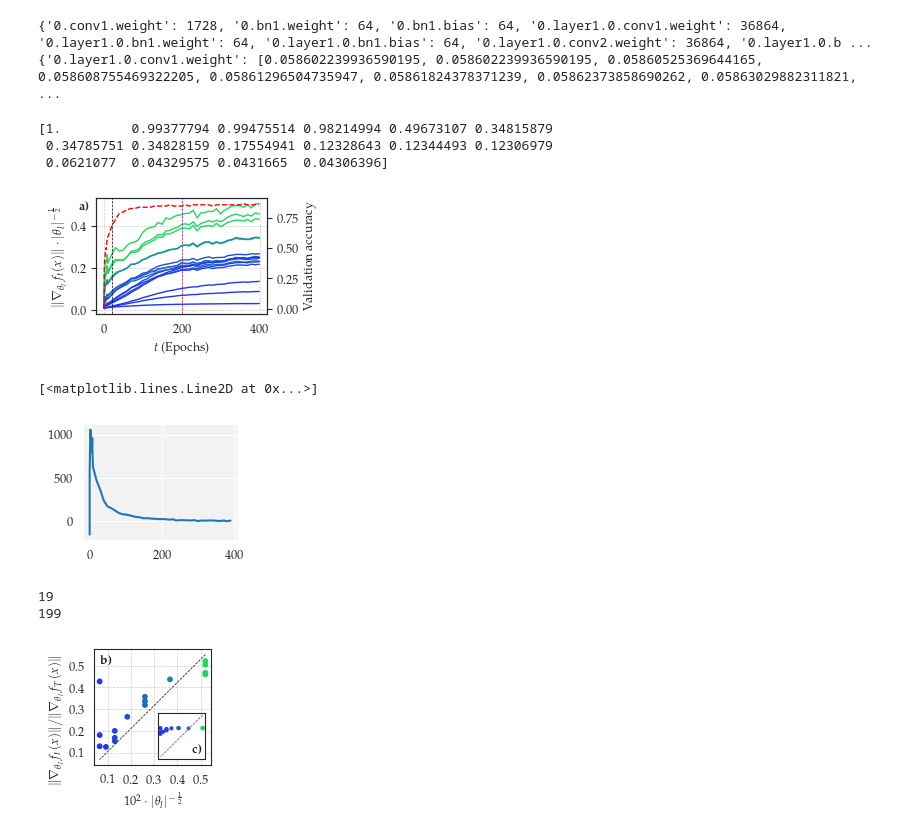
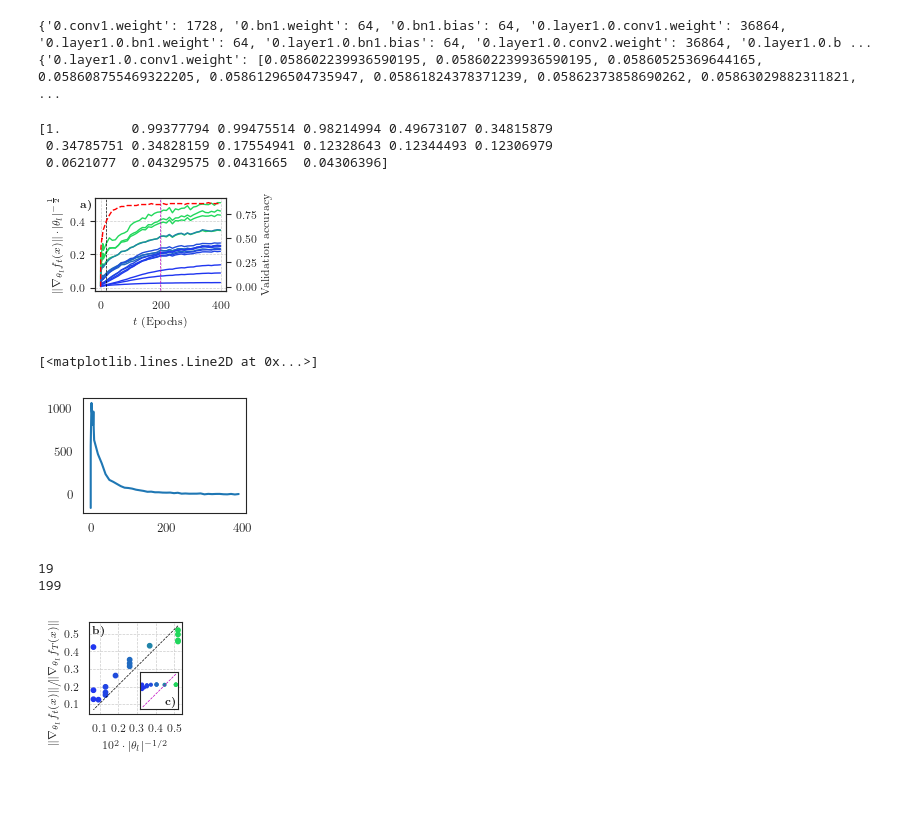
Before and after one commit to betairylia/Active-learning-features, a Jupyter notebook: Uncertainty-expr/Epoch evolution.ipynb, the cells around one changed output. Saved outputs shown, nothing was run; the diff lists cells and outputs as text; code cells hidden in the pictures; blank space fills up the shorter version.

```diff
--- a/Uncertainty-expr/Epoch evolution.ipynb
+++ b/Uncertainty-expr/Epoch evolution.ipynb
@@ -404,7 +404,7 @@ sns.set_style("white")
 plt.style.use('../refactored-aaai25/aaai25.mplstyle')
 # plt.tight_layout()
 
-fig, ax = plt.subplots(figsize = (2.2, 1.5))
+fig, ax = plt.subplots(figsize = (1.7, 1.2))
 # fig, ax = plt.subplots()
 ax2 = ax.twinx()
 ax.grid(linestyle = '--', linewidth = 0.5, alpha = 1.0)
@@ -413,34 +413,34 @@ cmap = im_cmap
 colors = np.asarray([(all_convs_paramStats[k][-1] ** 2) / Q.param_count[k] for k in all_convs])
 colors = np.sqrt(colors)
 colors = colors / colors.max()
 
 print(colors)
 
 for i, k in enumerate(all_convs):
     ax.plot(eps, all_convs[k], '-', color = cmap(colors[i]), linewidth = 1.0)
 
 ym, yM = ax.get_ylim()
 ax.vlines(eps[epix], -1, 1, 'k', 'dashed', linewidth = 0.5)
 ax.vlines(eps[30], -1, 1, 'm', 'dashed', linewidth = 0.5)
 ax.set_ylim(ym, yM)
 
 ax.set_ylabel('$\\|\\nabla_{\\theta_l} f_t(x)\\| \\cdot |\\theta_l|^{-\\frac{1}{2}}$')
 ax.set_xlabel('$t$ (Epochs)')
 ax.text(-.07,.9,'\\textbf{a)}',
         horizontalalignment='center',
         transform=ax.transAxes)
 ax2.plot(eps, acc, '--', color = 'red', linewidth = 1.0)
 
 ax2.set_ylabel('Validation accuracy')
 
 # print(all_convs)
 # ax.set_title("Layer-wise gradient mean abs. on training set ResNet-18 CIFAR-10 SGD over 400 epochs")
 plt.savefig("layer-grad-evolution.pdf", format="pdf", bbox_inches = 'tight')
 # %% [output]
 [1.         0.99377794 0.99475514 0.98214994 0.49673107 0.34815879
  0.34785751 0.34828159 0.17554941 0.12328643 0.12344493 0.12306979
  0.0621077  0.04329575 0.0431665  0.04306396]
-[figure, old version]
+[figure, new version]
 # %%
 from scipy.stats import pearsonr
 
@@ -460,13 +460,14 @@ for epi, _ep in enumerate(eps[:-1]):
 plt.plot(eps[:-1], errors)
 # %% [output]
 [<matplotlib.lines.Line2D at 0x...>]
-[figure, old version]
+[figure, new version]
 # %%
 from scipy.optimize import curve_fit
 
 epix = 12
 print(eps[epix])
 
+plt.style.use('../refactored-aaai25/aaai25.mplstyle')
 grads = [(all_convs[k][epix] / all_convs[k][-1]) for k in all_convs]
 
 # coeff = np.polyfit(colors, grads, 1)
@@ -476,7 +477,7 @@ popt, _ = curve_fit(f, xxx, yyy)
 # print(coeff)
 fitted = np.poly1d((popt[0], 0))
 
-fig, ax = plt.subplots(figsize = (1.5, 1.5))
+fig, ax = plt.subplots(figsize = (1.2, 1.2))
 ax.grid(linestyle = '--', linewidth = 0.5, alpha = 1.0)
 ax.scatter(xxx, grads, s = 10, color = [cmap(colors[i]) for i in range(len(grads))])
 ax.plot(xxx, fitted(xxx), '--k', linewidth = 0.5)
@@ -489,8 +490,8 @@ ax.set_xlim(xm, xM)
 ax.set_ylim(ym, yM)
 
 ax.set_ylabel('$\\left. \\|\\nabla_{\\theta_l} f_t(x)\\| \\middle/ \\|\\nabla_{\\theta_l} f_T(x)\\| \\right.$')
-ax.set_xlabel('$10^2 \cdot |\\theta_l|^{-\\frac{1}{2}}$')
-ax.yaxis.set_label_coords(-0.27,0.4)
+ax.set_xlabel('$10^2 \cdot |\\theta_l|^{-1/2}$')
+ax.yaxis.set_label_coords(-0.3,0.34)
 ax.text(.1,.87,'\\textbf{b)}',
         horizontalalignment='center',
         transform=ax.transAxes)
@@ -524,4 +525,4 @@ plt.savefig("layer-grad-earlyEp.pdf", format="pdf", bbox_inches = 'tight')
 # %% [output]
 19
 199
-[figure, old version]
+[figure, new version]
```
Also changed, not shown: parts of 2 cells of this notebook, 12 other files.
